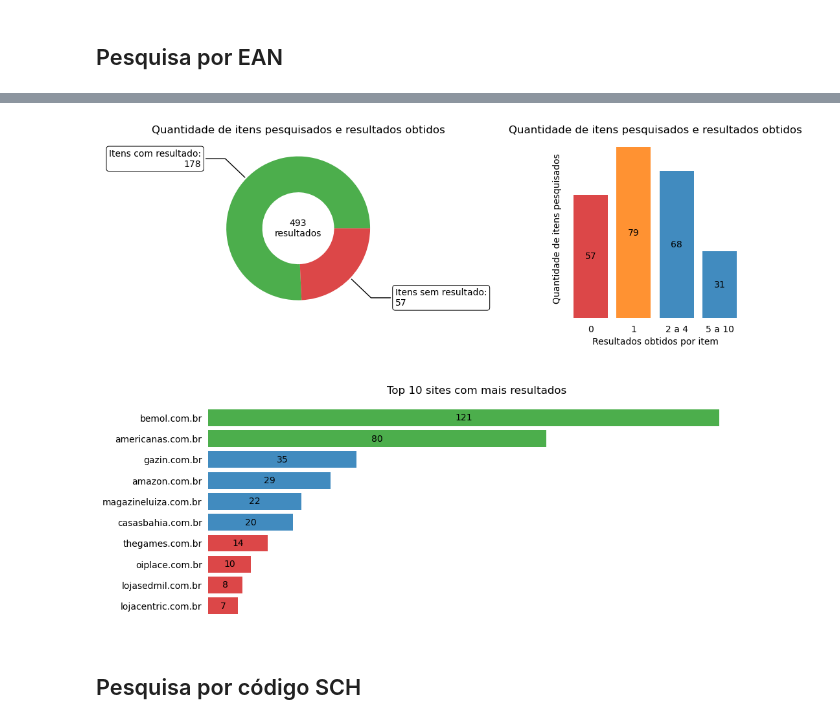
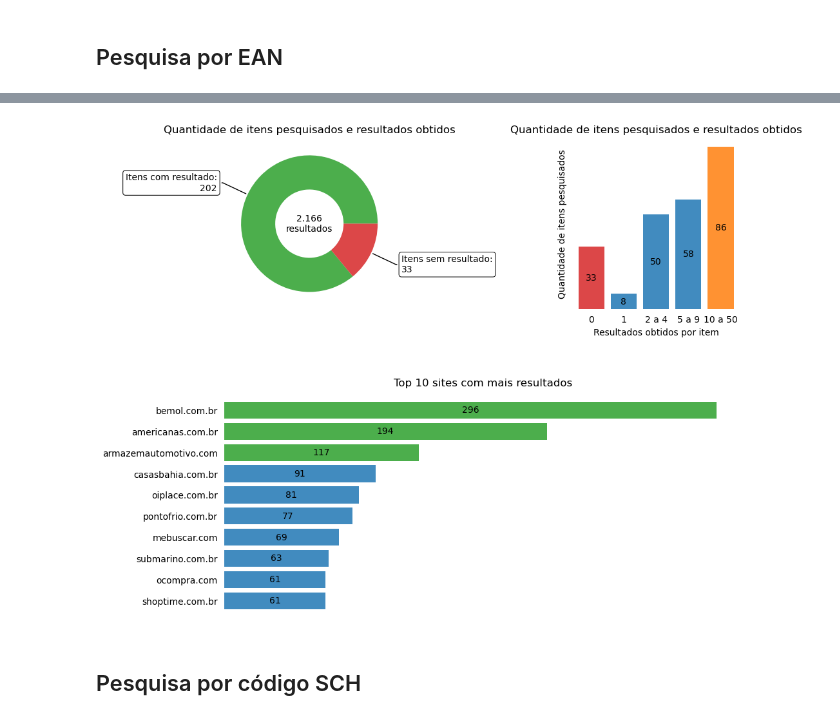
Before and after one commit to InovaFiscaliza/certificacao-homologacao, a Jupyter notebook: analise_exploratoria.ipynb, the cells around one changed output, grey strips where cells are left out. Drawn from its saved outputs; the diff is of its cells as text; code cells hidden in the pictures.

Commit message:
Executada pesquisa no Bing e implementada análise dos resultados do Bing

```diff
--- a/analise_exploratoria.ipynb
+++ b/analise_exploratoria.ipynb
@@ -170,7 +178,9 @@ def plot_items_results_count(df,bins=DEFAULT_BINS,ax=None):
     if plot_show:
         plt.show()
 # %%
-def plot_items_results_top_sites(df,n_top=DEFAULT_N_TOP_SITES,ax=None):
+def plot_items_results_top_sites(df_results,n_top=DEFAULT_N_TOP_SITES,ax=None):
+
+    df = df_results.copy()
 
     df['results'] = df['url'].apply(lambda url: 0 if url == NULL_STRING else 1)
     df['netloc'] = df['url'].map(extract_site)
@@ -220,7 +230,10 @@ def plot_items_results_top_sites(df,n_top=DEFAULT_N_TOP_SITES,ax=None):
     if plot_show:
         plt.show()
 # %%
-def plot_items_results_dashboard(df,bins=DEFAULT_BINS,n_top=DEFAULT_N_TOP_SITES):
+def plot_items_results_dashboard(df_results,bins=DEFAULT_BINS,n_top=DEFAULT_N_TOP_SITES):
+
+    df = df_results.copy()
+
     # Figuras
     fig = plt.figure(figsize=(10, 8), layout='constrained')
     axs = fig.subplot_mosaic([['items_results','items_results_count'],
@@ -365,2 +380,10 @@ File datasets/search_results/products_search_results_sch_models.parquet loaded
+# %%
+search_provider = ['Google', 'Bing']
+df_ean = {key:df_search_results_ean[df_search_results_ean['search_provider']==key] for key in search_provider}
+df_ean_models = {key:df_search_results_ean_models[df_search_results_ean_models['search_provider']==key] for key in search_provider}
+df_sch = {key:df_search_results_sch[df_search_results_sch['search_provider']==key] for key in search_provider}
+df_sch_models = {key:df_search_results_sch_models[df_search_results_sch_models['search_provider']==key] for key in search_provider}
+# %%
+bing_bins = [0,1,2,5,10,50]
 # %% [markdown]
 ## Pesquisa por EAN
@@ -367,7 +394,7 @@ File datasets/search_results/products_search_results_sch_models.parquet loaded
 # %%
-plot_items_results_dashboard(df_search_results_ean)
+plot_items_results_dashboard(df_ean['Bing'],bing_bins)
 # %% [output]
-[figure, old version]
+[figure, new version]
 # %% [markdown]
 ## Pesquisa por código SCH
 # %%
```
Also changed, not shown: parts of 11 cells of this notebook, 1 other file.
